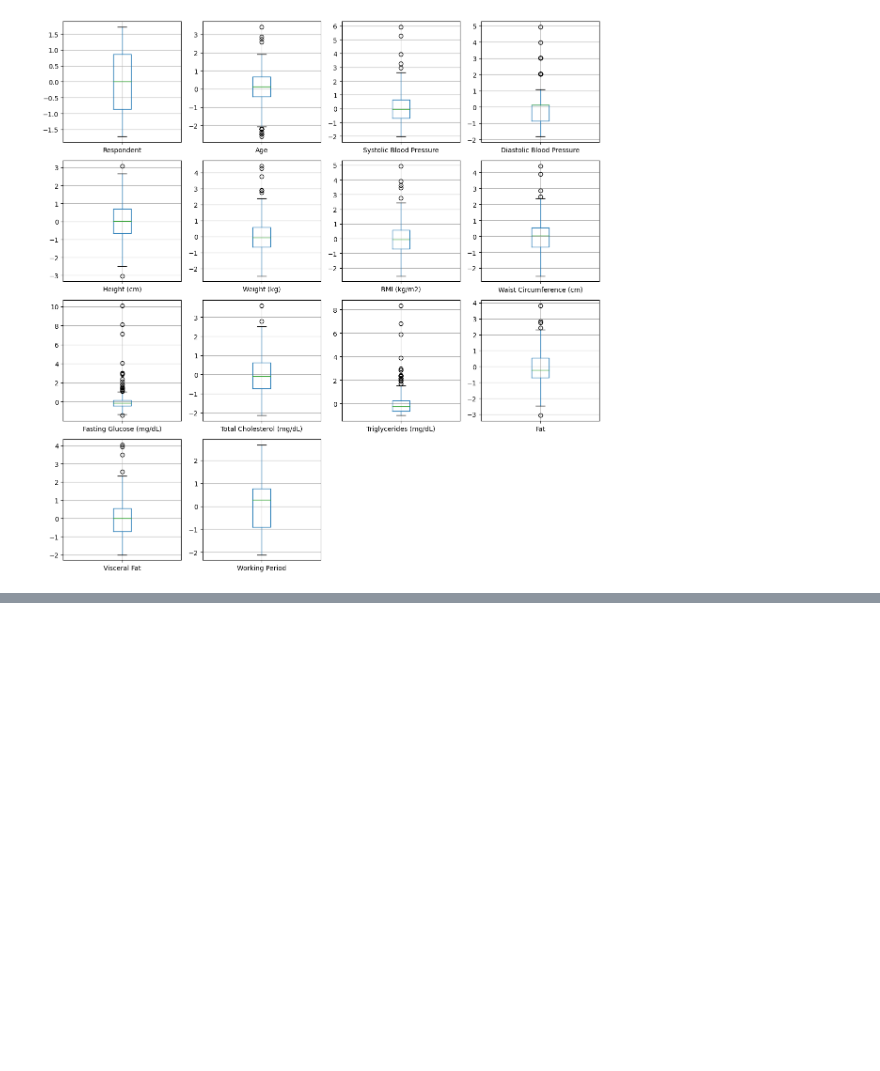
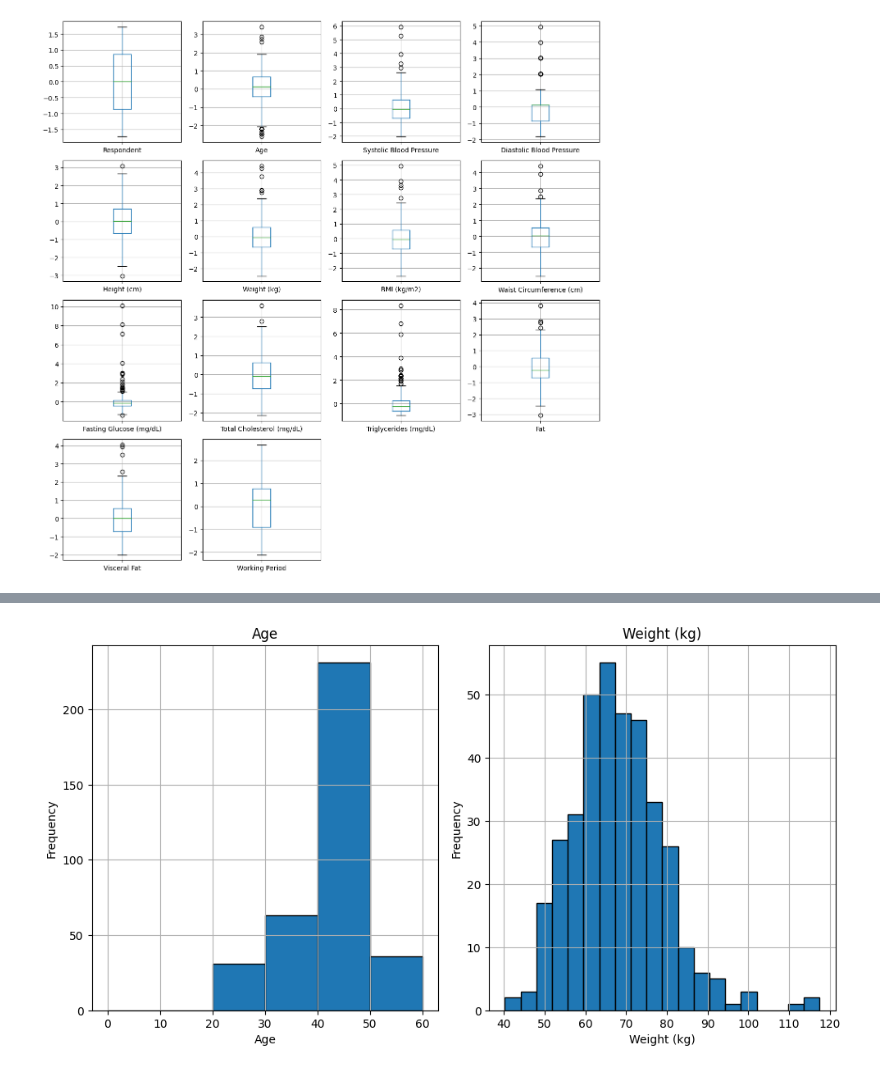
Before and after one commit to HafidAmbardi/tabulardataguidebook, a Jupyter notebook: EDA/univariate.ipynb, the cells around one changed output, grey strips where cells are left out. Saved outputs shown, nothing was run; the diff lists cells and outputs as text; code cells hidden in the pictures; blank space fills up the shorter version.

Commit message:
feat: add density and histogram function

```diff
--- a/EDA/univariate.ipynb
+++ b/EDA/univariate.ipynb
@@ -75,0 +90,38 @@ plot_boxplots(df, config)
+# %%
+import pandas as pd
+import matplotlib.pyplot as plt
+import numpy as np
+import math
+
+def plot_histogram(df, bins, columns, bin_edges=None):
+    plotted_columns = set()
+    num_plots = len(columns)
+    matrix_size = math.ceil(math.sqrt(num_plots))
+
+    fig, axs = plt.subplots(matrix_size, matrix_size, figsize=(10, 10))
+    axs = axs.flatten()
+
+    for i, column in enumerate(columns):
+        if column not in plotted_columns:
+            if bin_edges and column in bin_edges:
+                df[column].hist(bins=bin_edges[column], edgecolor='black', ax=axs[i])
+            else:
+                df[column].hist(bins=bins, edgecolor='black', ax=axs[i])
+            axs[i].set_title(column)
+            axs[i].set_xlabel(column)
+            axs[i].set_ylabel('Frequency')
+            plotted_columns.add(column)
+
+    if num_plots < len(axs):
+        for i in range(num_plots, len(axs)):
+            fig.delaxes(axs[i])
+
+    plt.tight_layout()
+    plt.show()
+# %%
+columns = ['Age', 'Weight (kg)']
+bins = 20
+bin_edges = {'Age': [0,20,30,40,50,60]}
+plot_histogram(df, bins, columns, bin_edges)
+# %% [output]
+[figure, added]
```
Also changed, not shown: parts of 6 cells of this notebook.
